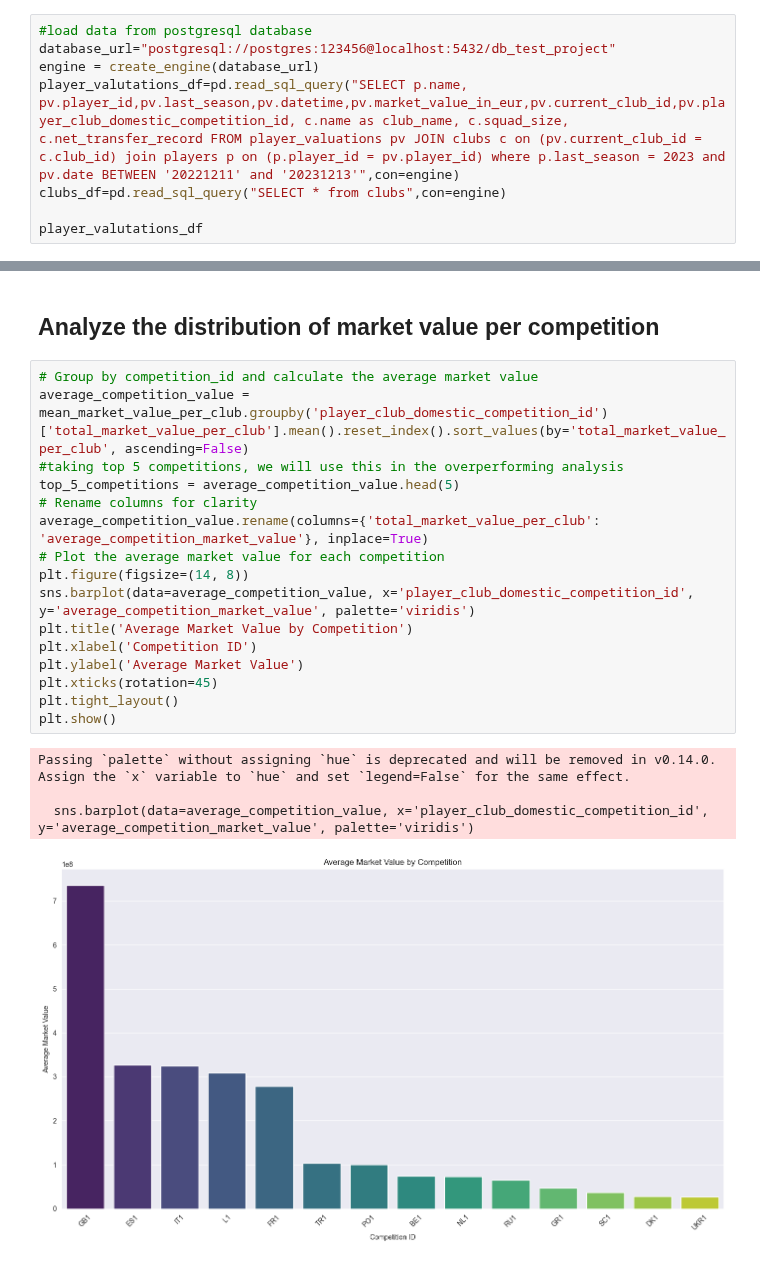
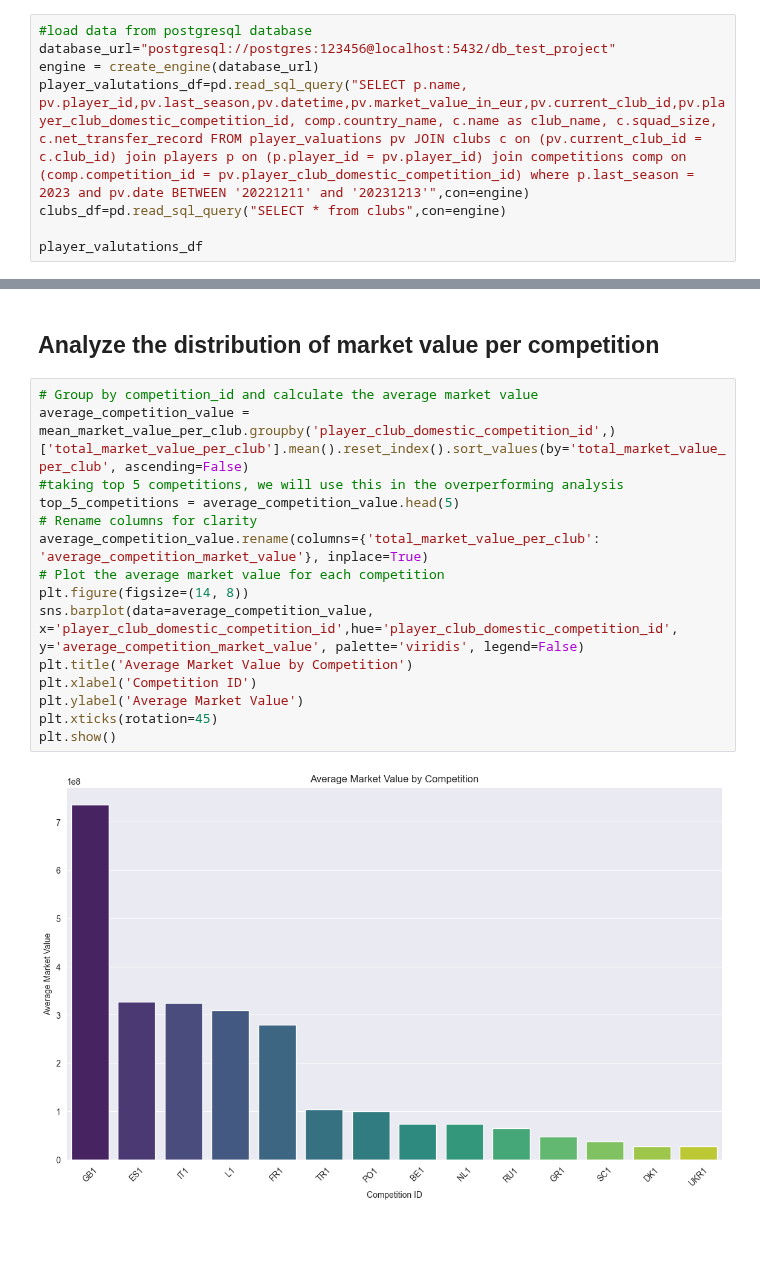
Before and after one commit to BonincontroL/IumTweb_project, a Jupyter notebook: solution/DataAnalysis/JupyterNotebooks/player_valuations.ipynb, the cells around one changed output, grey strips where cells are left out. Cells and saved outputs as stored; diff of their text form; blank space fills up the shorter version.

Commit message:
update
Continuata analisi in player valuation

```diff
--- a/solution/DataAnalysis/JupyterNotebooks/player_valuations.ipynb
+++ b/solution/DataAnalysis/JupyterNotebooks/player_valuations.ipynb
@@ -25,7 +26,7 @@ player valuation, clubs, players are joined togheter using a SQL query.
 #load data from postgresql database
 database_url="postgresql://postgres:123456@localhost:5432/db_test_project"
 engine = create_engine(database_url)
-player_valutations_df=pd.read_sql_query("SELECT p.name, pv.player_id,pv.last_season,pv.datetime,pv.market_value_in_eur,pv.current_club_id,pv.player_club_domestic_competition_id, c.name as club_name, c.squad_size, c.net_transfer_record FROM player_valuations pv JOIN clubs c on (pv.current_club_id = c.club_id) join players p on (p.player_id = pv.player_id) where p.last_season = 2023 and pv.date BETWEEN '20221211' and '20231213'",con=engine)
+player_valutations_df=pd.read_sql_query("SELECT p.name, pv.player_id,pv.last_season,pv.datetime,pv.market_value_in_eur,pv.current_club_id,pv.player_club_domestic_competition_id, comp.country_name, c.name as club_name, c.squad_size, c.net_transfer_record FROM player_valuations pv JOIN clubs c on (pv.current_club_id = c.club_id) join players p on (p.player_id = pv.player_id) join competitions comp on (comp.competition_id = pv.player_club_domestic_competition_id) where p.last_season = 2023 and pv.date BETWEEN '20221211' and '20231213'",con=engine)
 clubs_df=pd.read_sql_query("SELECT * from clubs",con=engine)
 
 player_valutations_df
@@ -444,22 +588,18 @@ This is more difficult than the previous case, since, to make this analysis in a
 ## Analyze the distribution of market value per competition
 # %%
 # Group by competition_id and calculate the average market value
-average_competition_value = mean_market_value_per_club.groupby('player_club_domestic_competition_id')['total_market_value_per_club'].mean().reset_index().sort_values(by='total_market_value_per_club', ascending=False)
+average_competition_value = mean_market_value_per_club.groupby('player_club_domestic_competition_id',)['total_market_value_per_club'].mean().reset_index().sort_values(by='total_market_value_per_club', ascending=False)
 #taking top 5 competitions, we will use this in the overperforming analysis
 top_5_competitions = average_competition_value.head(5)
 # Rename columns for clarity
 average_competition_value.rename(columns={'total_market_value_per_club': 'average_competition_market_value'}, inplace=True)
 # Plot the average market value for each competition
 plt.figure(figsize=(14, 8))
-sns.barplot(data=average_competition_value, x='player_club_domestic_competition_id', y='average_competition_market_value', palette='viridis')
+sns.barplot(data=average_competition_value, x='player_club_domestic_competition_id',hue='player_club_domestic_competition_id', y='average_competition_market_value', palette='viridis', legend=False)
 plt.title('Average Market Value by Competition')
 plt.xlabel('Competition ID')
 plt.ylabel('Average Market Value')
 plt.xticks(rotation=45)
-plt.tight_layout()
 plt.show()
 # %% [output]
-Passing `palette` without assigning `hue` is deprecated and will be removed in v0.14.0. Assign the `x` variable to `hue` and set `legend=False` for the same effect.
-
-  sns.barplot(data=average_competition_value, x='player_club_domestic_competition_id', y='average_competition_market_value', palette='viridis')
-[figure, old version]
+[figure, new version]
```
Also changed, not shown: parts of 29 cells of this notebook.
